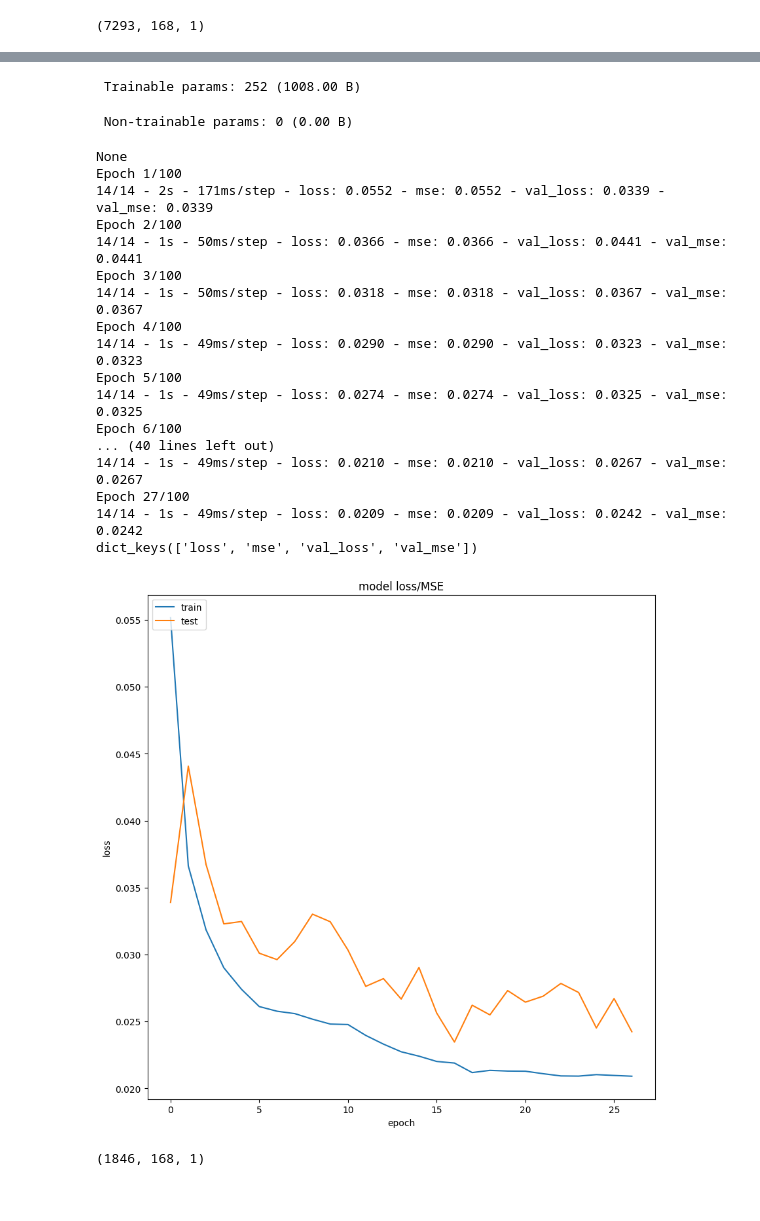
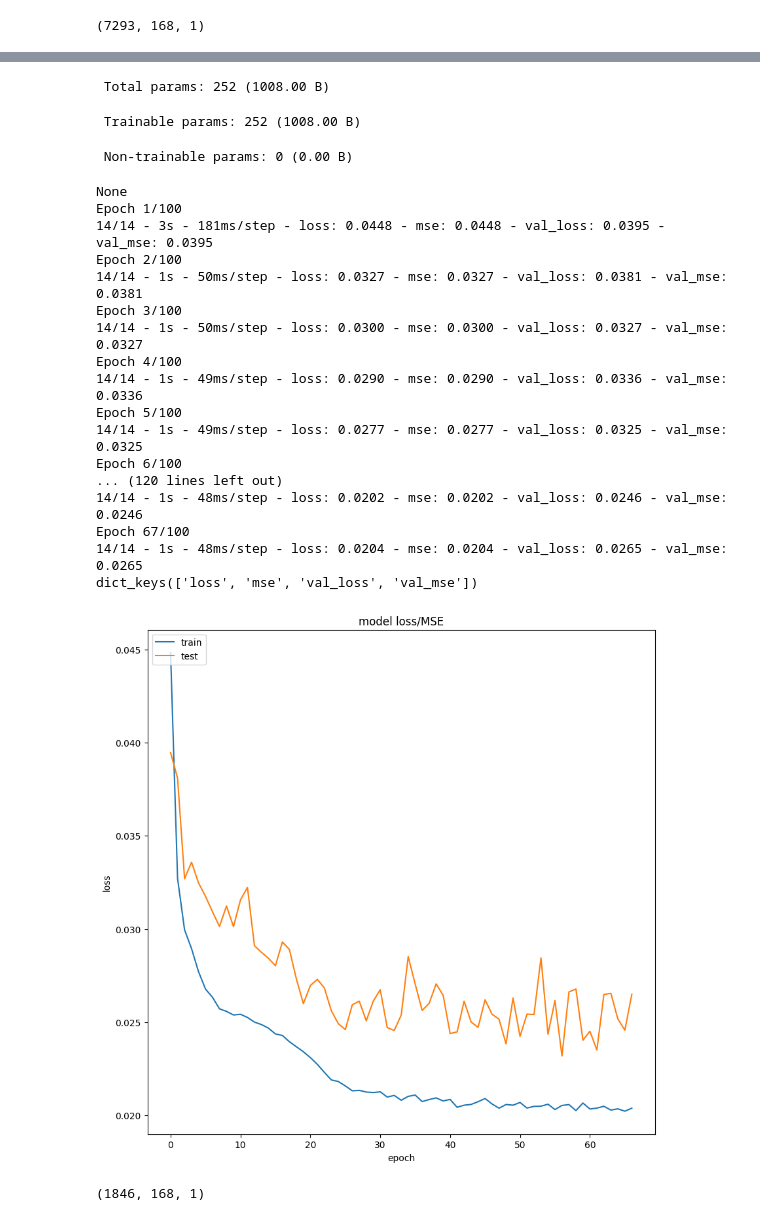
Before and after one commit to mr-kelsey/sp26-aai530-group1, a Jupyter notebook: Notebooks/benzene/models.ipynb, the cells around one changed output, grey strips where cells are left out. Saved outputs shown, nothing was run; the diff lists cells and outputs as text; code cells hidden in the pictures.

Commit message:
Modeling is done.  Could use nicer vizuals

```diff
--- a/Notebooks/benzene/models.ipynb
+++ b/Notebooks/benzene/models.ipynb
@@ -235,7 +240,7 @@ model.add(Dropout(0.2))
 model.add(LSTM(units=3,return_sequences=False))
 model.add(Dropout(0.2))
 model.add(Dense(units=nb_out))
-model.add(Activation(keras.activations.relu))
+model.add(Activation(keras.activations.linear))
 
 optimizer = keras.optimizers.Adam(learning_rate = 0.01)
 model.compile(loss="mean_squared_error", optimizer=optimizer, metrics=["mse"])
@@ -271,23 +276,24 @@ Model: "sequential_1"
- Trainable params: 252 (1008.00 B)
+ Total params: 252 (1008.00 B)
- Non-trainable params: 0 (0.00 B)
+ Trainable params: 252 (1008.00 B)
-None
-Epoch 1/100
-14/14 - 2s - 171ms/step - loss: 0.0552 - mse: 0.0552 - val_loss: 0.0339 - val_mse: 0.0339
-Epoch 2/100
-14/14 - 1s - 50ms/step - loss: 0.0366 - mse: 0.0366 - val_loss: 0.0441 - val_mse: 0.0441
-Epoch 3/100
-14/14 - 1s - 50ms/step - loss: 0.0318 - mse: 0.0318 - val_loss: 0.0367 - val_mse: 0.0367
-Epoch 4/100
-14/14 - 1s - 49ms/step - loss: 0.0290 - mse: 0.0290 - val_loss: 0.0323 - val_mse: 0.0323
-Epoch 5/100
-14/14 - 1s - 49ms/step - loss: 0.0274 - mse: 0.0274 - val_loss: 0.0325 - val_mse: 0.0325
-Epoch 6/100
-... (40 lines left out)
-14/14 - 1s - 49ms/step - loss: 0.0210 - mse: 0.0210 - val_loss: 0.0267 - val_mse: 0.0267
-Epoch 27/100
-14/14 - 1s - 49ms/step - loss: 0.0209 - mse: 0.0209 - val_loss: 0.0242 - val_mse: 0.0242
-dict_keys(['loss', 'mse', 'val_loss', 'val_mse'])
+ Non-trainable params: 0 (0.00 B)
+None
+Epoch 1/100
+14/14 - 3s - 181ms/step - loss: 0.0448 - mse: 0.0448 - val_loss: 0.0395 - val_mse: 0.0395
+Epoch 2/100
+14/14 - 1s - 50ms/step - loss: 0.0327 - mse: 0.0327 - val_loss: 0.0381 - val_mse: 0.0381
+Epoch 3/100
+14/14 - 1s - 50ms/step - loss: 0.0300 - mse: 0.0300 - val_loss: 0.0327 - val_mse: 0.0327
+Epoch 4/100
+14/14 - 1s - 49ms/step - loss: 0.0290 - mse: 0.0290 - val_loss: 0.0336 - val_mse: 0.0336
+Epoch 5/100
+14/14 - 1s - 49ms/step - loss: 0.0277 - mse: 0.0277 - val_loss: 0.0325 - val_mse: 0.0325
+Epoch 6/100
+... (120 lines left out)
+14/14 - 1s - 48ms/step - loss: 0.0202 - mse: 0.0202 - val_loss: 0.0246 - val_mse: 0.0246
+Epoch 67/100
+14/14 - 1s - 48ms/step - loss: 0.0204 - mse: 0.0204 - val_loss: 0.0265 - val_mse: 0.0265
+dict_keys(['loss', 'mse', 'val_loss', 'val_mse'])
-[figure, old version]
+[figure, new version]
 # %%
 """Create our validation sequence with a minimum number of records left padded with zeros"""
 MIN_COUNT = 2
```
Also changed, not shown: parts of 18 cells of this notebook, 6 other files.
